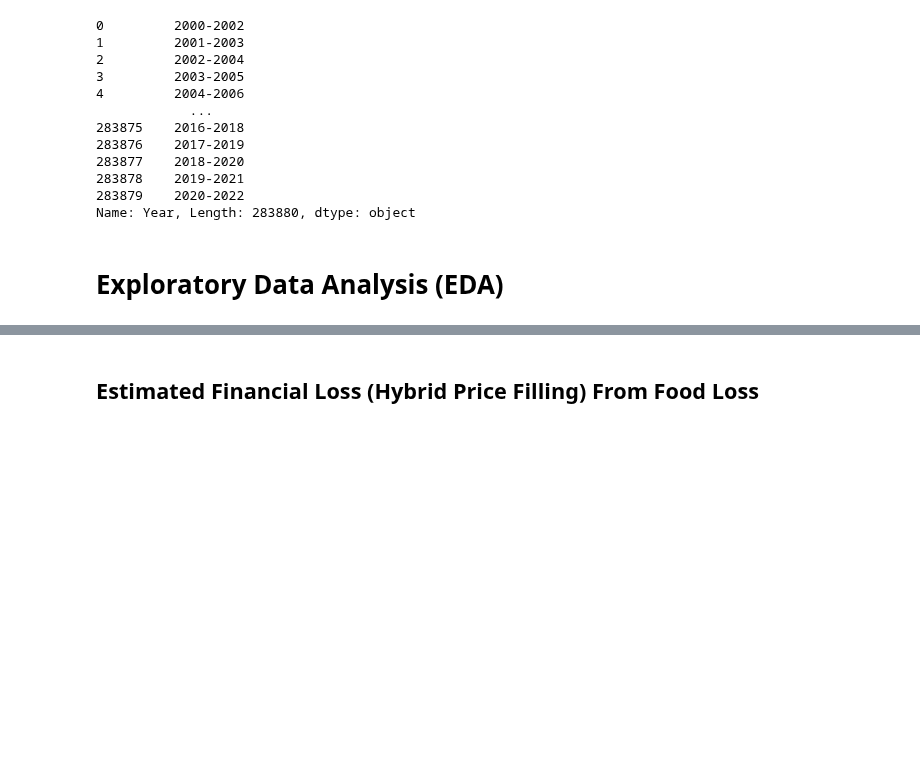
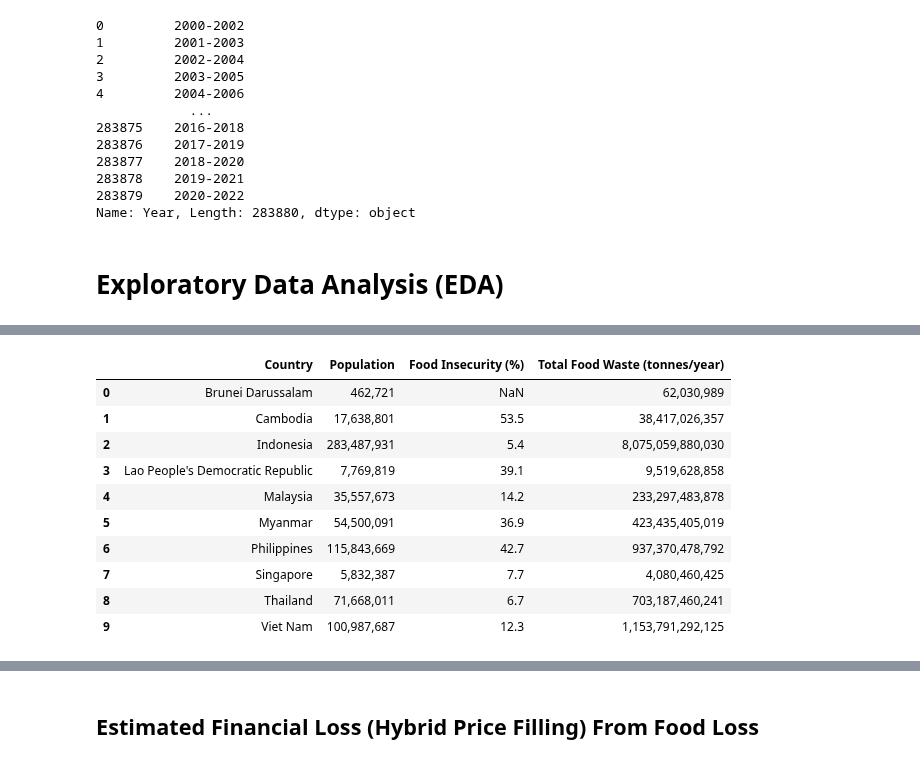
Before and after one commit to Azvier/asean-food-waste-sustainability, a Jupyter notebook: notebooks/data_analysis.ipynb, the cells around one changed output, grey strips where cells are left out. Drawn from its saved outputs; the diff is of its cells as text; code cells hidden in the pictures; blank space fills up the shorter version.

```diff
--- a/notebooks/data_analysis.ipynb
+++ b/notebooks/data_analysis.ipynb
@@ -105,0 +110,75 @@ urban_paradox_fmt
+# %%
+# Define the list of ASEAN countries for consistent filtering across all datasets.
+asean_countries = [
+    'Brunei Darussalam', 'Cambodia', 'Indonesia', 'Lao People\'s Democratic Republic',
+    'Malaysia', 'Myanmar', 'Philippines', 'Singapore', 'Thailand', 'Viet Nam'
+]
+
+# Process Population Data
+max_actual_year = fao_population[fao_population['Year'] <= 2023]['Year'].max()
+population_asean = fao_population[
+    (fao_population['Area'].isin(asean_countries)) &
+    (fao_population['Element'] == 'Total Population - Both sexes') &
+    (fao_population['Year'] == 2024)
+].copy()
+population_asean['Value'] *= 1000  # Convert from '1000 persons' to persons
+population_asean = population_asean[['Area', 'Year', 'Value']].rename(columns={
+    'Area': 'Country',
+    'Year': 'Population Year',
+    'Value': 'Population'
+})
+
+# Process ASEAN Food Insecurity Data
+fs_asean_insecurity = fao_fs[
+    (fao_fs['Area'].isin(asean_countries)) &
+    (fao_fs['Item'] == 'Prevalence of moderate or severe food insecurity in the total population (percent) (3-year average)') &
+    (fao_fs['Year'].astype(str).str.contains('2021|2022|2023|2024'))
+].sort_values('Year').drop_duplicates('Area', keep='last')
+fs_asean_insecurity = fs_asean_insecurity[['Area', 'Year', 'Value']].rename(columns={
+    'Area': 'Country',
+    'Year': 'FS Year',
+    'Value': 'Food Insecurity (%)'
+})
+
+# Load total food waste data (household + retail + food service)
+waste_cols = [
+    'Household estimate (tonnes/year)',
+    'Retail estimate (tonnes/year)',
+    'Food service estimate (tonnes/year)'
+]
+total_waste = f_waste[f_waste['Country'].isin(asean_countries)][['Country'] + waste_cols].copy()
+total_waste = total_waste.replace('-', pd.NA).infer_objects(copy=False)
+for col in waste_cols:
+    total_waste[col] = total_waste[col].astype('Int64')
+
+# Impute missing Food service estimate (tonnes/year) using average ratio to (household + retail)
+cols = [
+    'Household estimate (tonnes/year)',
+    'Retail estimate (tonnes/year)',
+    'Food service estimate (tonnes/year)'
+]
+total_waste[cols] = total_waste[cols].apply(pd.to_numeric, errors='coerce')
+mask = total_waste[cols].notna().all(axis=1)
+avg_ratio = (
+    total_waste.loc[mask, 'Food service estimate (tonnes/year)'] /
+    (total_waste.loc[mask, 'Household estimate (tonnes/year)'] + total_waste.loc[mask, 'Retail estimate (tonnes/year)'])
+).mean()
+missing = total_waste['Food service estimate (tonnes/year)'].isna()
+sum_hr = total_waste.loc[missing, 'Household estimate (tonnes/year)'] + total_waste.loc[missing, 'Retail estimate (tonnes/year)']
+total_waste.loc[missing, 'Food service estimate (tonnes/year)'] = (sum_hr * avg_ratio).round().astype('Int64')
+
+total_waste['Total Food Waste (tonnes/year)'] = total_waste[waste_cols].sum(axis=1)
+
+# Merge Datasets to Create the Insecurity vs. Food Waste DataFrame
+food_insec_asean = population_asean.merge(fs_asean_insecurity, on='Country', how='left').merge(total_waste, on='Country', how='left')
+food_insec_asean['Total Food Waste (tonnes/year)'] = (food_insec_asean['Population'] * food_insec_asean['Total Food Waste (tonnes/year)']) / 1000
+food_insec_asean = food_insec_asean.loc[:, ~food_insec_asean.columns.str.contains('Year')]
+food_insec_asean = food_insec_asean[['Country', 'Population', 'Food Insecurity (%)', 'Total Food Waste (tonnes/year)']]
+
+food_insec_asean_fmt = food_insec_asean.copy()
+food_insec_asean_fmt['Population'] = food_insec_asean_fmt['Population'].apply(lambda x: f"{x:,.0f}")
+food_insec_asean_fmt['Total Food Waste (tonnes/year)'] = food_insec_asean_fmt['Total Food Waste (tonnes/year)'].apply(lambda x: f"{x:,.0f}")
+
+print("--- Insecurity vs. Food Waste Data Ready for Visualization ---")
+food_insec_asean_fmt
+# %% [output]
@@ -105,0 +186,11 @@ urban_paradox_fmt
+|  | Country | Population | Food Insecurity (%) | Total Food Waste (tonnes/year) |
+| 0 | Brunei Darussalam | 462,721 | NaN | 62,030,989 |
+| 1 | Cambodia | 17,638,801 | 53.5 | 38,417,026,357 |
+| 2 | Indonesia | 283,487,931 | 5.4 | 8,075,059,880,030 |
+| 3 | Lao People's Democratic Republic | 7,769,819 | 39.1 | 9,519,628,858 |
+| 4 | Malaysia | 35,557,673 | 14.2 | 233,297,483,878 |
+| 5 | Myanmar | 54,500,091 | 36.9 | 423,435,405,019 |
+| 6 | Philippines | 115,843,669 | 42.7 | 937,370,478,792 |
+| 7 | Singapore | 5,832,387 | 7.7 | 4,080,460,425 |
+| 8 | Thailand | 71,668,011 | 6.7 | 703,187,460,241 |
+| 9 | Viet Nam | 100,987,687 | 12.3 | 1,153,791,292,125 |
```
Also changed, not shown: parts of 6 cells of this notebook.
